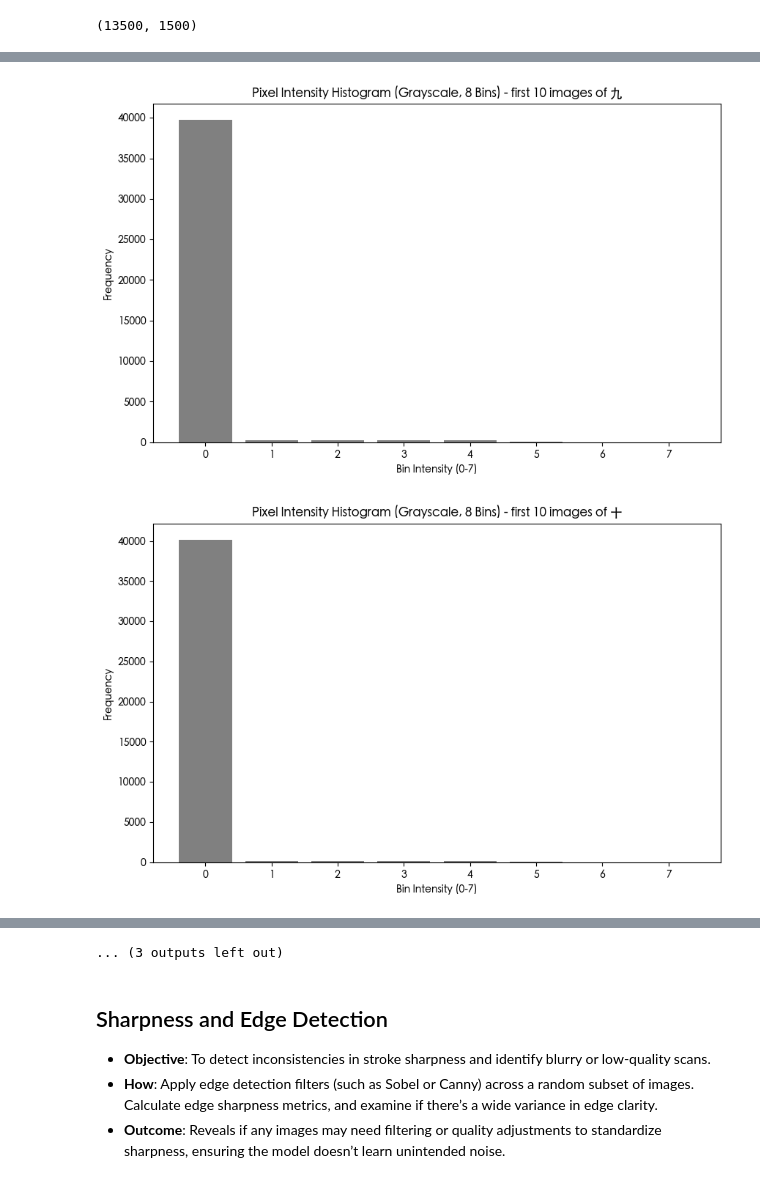
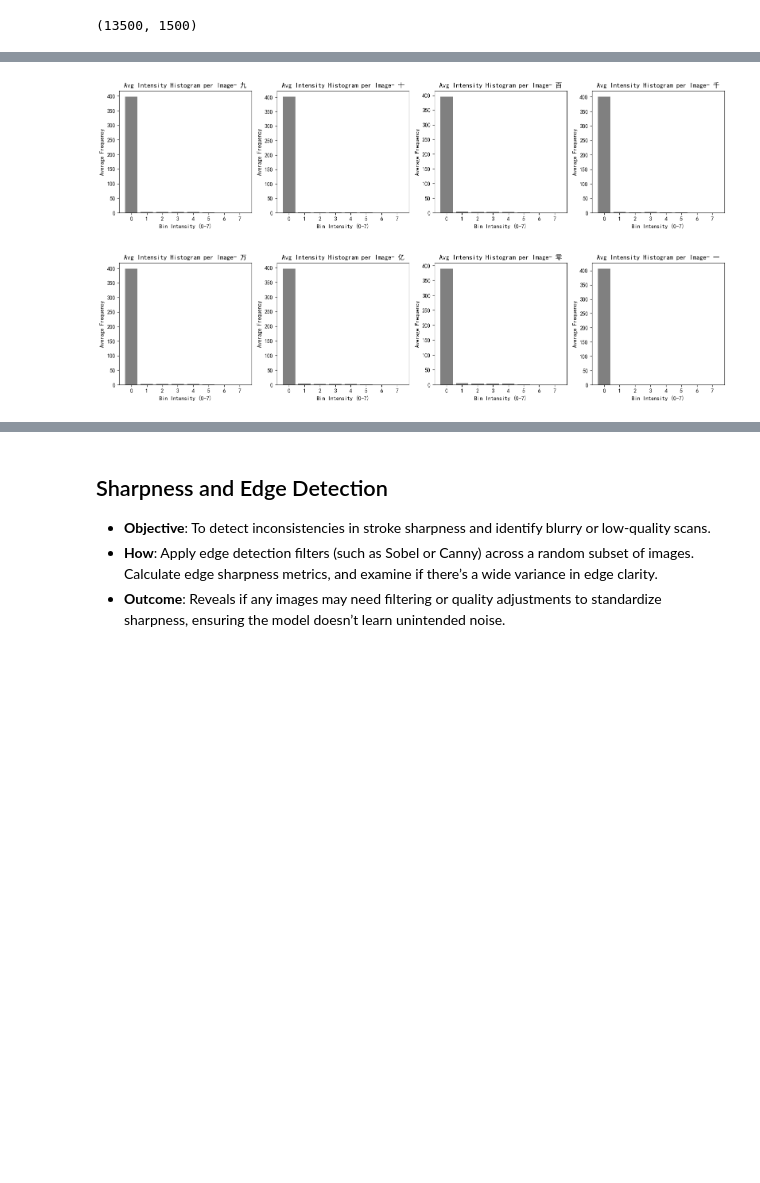
Before and after one commit to quiet98k/Chinese-Digit-Classifier, a Jupyter notebook: minst.ipynb, the cells around one changed output, grey strips where cells are left out. Saved outputs shown, nothing was run; the diff lists cells and outputs as text; code cells hidden in the pictures; blank space fills up the shorter version.

Commit message:
add rithika's eda
also updated font settings + made frequency histograms smaller :3

```diff
--- a/minst.ipynb
+++ b/minst.ipynb
@@ -137,12 +137,9 @@ plt.show()
 import matplotlib.pyplot as plt
 from matplotlib import font_manager
 
-# Set a font that supports Chinese characters
-font_path = '/System/Library/Fonts/STHeiti Medium.ttc'  # Adjust the path if needed
-prop = font_manager.FontProperties(fname=font_path)
 
-plt.rcParams['font.family'] = prop.get_name()
-
+plt.rcParams['font.sans-serif'] = ['SimHei']  # Set SimHei for Chinese
+plt.rcParams['axes.unicode_minus'] = False    # Ensure minus signs are displayed correctly
 
 
 labels_dict = {
@@ -153,28 +150,44 @@ labels_dict = {
 # %%
 import matplotlib.pyplot as plt
 import numpy as np
 
+# Number of histograms per row
+num_per_row = 4
+
 for i in range(0, 15000, 1000):
-    accumulated_hist = np.zeros(8)
+    avg_pixel_intensity = np.zeros(8)
 
-    # Accumulate histogram for 10 images starting from each `i` value
     for j in range(i, i + 10):
-        img, label = chineseNumbers.__getitem__(j)  # Get the numpy array for each image
+        img, label = chineseNumbers.__getitem__(j)
 
-        # Flatten the array to 1D for histogram calculation
-        img_array = img.flatten()  # Flatten to ensure 1D array for histogram
+        img_array = img.flatten()  # Flatten to ensure 1D array for calculations
 
         # Calculate the histogram with 8 bins over the full range of 0 to 255
         hist, _ = np.histogram(img_array, bins=8, range=(0, 256))
-        accumulated_hist += hist
+        avg_pixel_intensity += hist / 10  # Normalize by the number of pixels in the image
 
-    # Plot the accumulated histogram for this batch of 10 images
-    plt.figure(figsize=(10, 6))
-    plt.bar(range(8), accumulated_hist, color='gray', tick_label=range(8))
-    plt.xlabel('Bin Intensity (0-7)')
-    plt.ylabel('Frequency')
-    plt.title(f'Pixel Intensity Histogram (Grayscale, 8 Bins) - first 10 images of {labels_dict[label]}')
-    plt.show()
+    avg_pixel_intensity /= 10  # Average over the 10 images
+
+    # Calculate row and column for the current histogram
+    index = i // 1000  # Determine the position in the grid
+    row = index // num_per_row
+    col = index % num_per_row
+
+    # Create a grid of subplots
+    if index % num_per_row == 0:
+        fig, axs = plt.subplots(1, num_per_row, figsize=(16, 4))  # Adjust figure size for each row
+
+    # Plot the average pixel intensity histogram for this batch of 10 images
+    ax = axs[col]
+    ax.bar(range(8), avg_pixel_intensity, color='gray', tick_label=range(8))
+    ax.set_xlabel('Bin Intensity (0-7)')
+    ax.set_ylabel('Average Frequency')
+    ax.set_title(f'Avg Intensity Histogram per Image- {labels_dict[label]}')
+
+    # Finalize the grid layout at the end of a row
+    if index % num_per_row == num_per_row - 1 or i + 1000 >= 15000:
+        plt.tight_layout()
+        plt.show()
 # %% [output]
-[figure, old version]
+[figure, new version]
-[figure, old version]
+[figure, new version]
@@ -191,4 +196,3 @@ for i in range(0, 15000, 1000):
-... (3 outputs left out)
 # %% [markdown]
 ## Sharpness and Edge Detection
 - **Objective**: To detect inconsistencies in stroke sharpness and identify blurry or low-quality scans.
```
Also changed, not shown: parts of 11 cells of this notebook.
